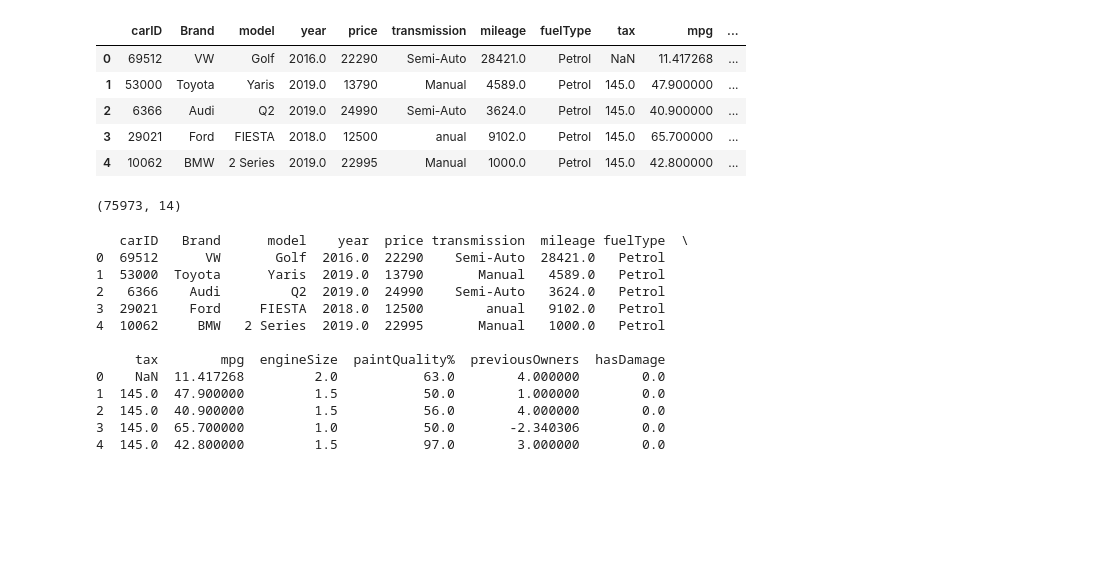
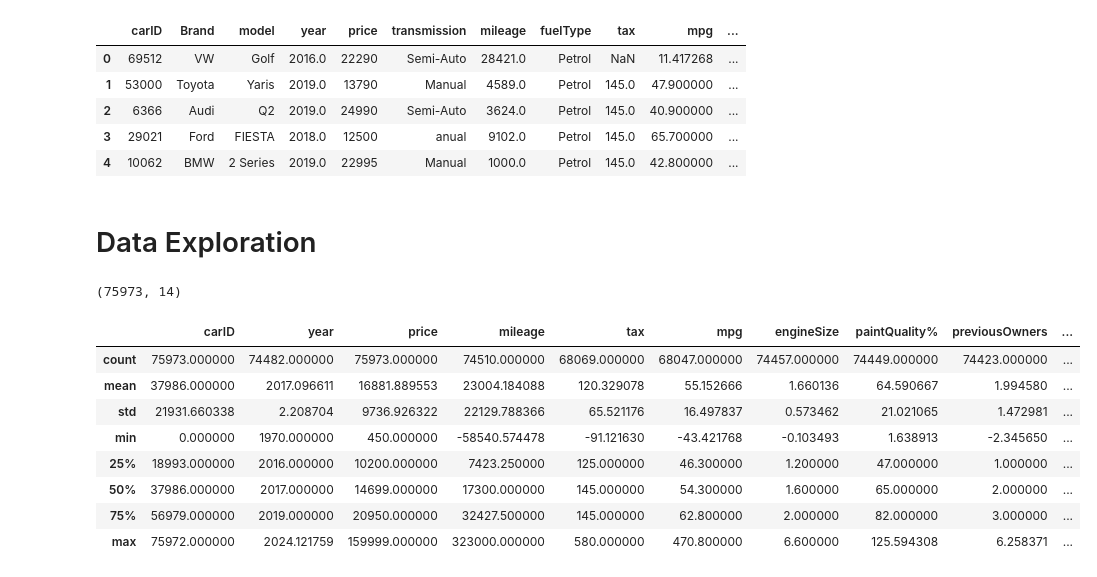
Before and after one commit to LiberoBiagi/ML_Nova_IMS_25-26, a Jupyter notebook: code.ipynb, the cells around one changed output. Saved outputs shown, nothing was run; the diff lists cells and outputs as text; code cells hidden in the pictures; blank space fills up the shorter version.

```diff
--- a/code.ipynb
+++ b/code.ipynb
@@ -12,6 +14,8 @@ df.head()
 | 2 | 6366 | Audi | Q2 | 2019.0 | 24990 | Semi-Auto | 3624.0 | Petrol | 145.0 | 40.900000 | ... |
 | 3 | 29021 | Ford | FIESTA | 2018.0 | 12500 | anual | 9102.0 | Petrol | 145.0 | 65.700000 | ... |
 | 4 | 10062 | BMW | 2 Series | 2019.0 | 22995 | Manual | 1000.0 | Petrol | 145.0 | 42.800000 | ... |
+# %% [markdown]
+# Data Exploration
 # %%
 print(df.shape)
 # %% [output]
@@ -19,16 +25,12 @@ print(df.shape)
 # %%
-print(df.head())
+df.describe()
 # %% [output]
-   carID   Brand      model    year  price transmission  mileage fuelType  \
-0  69512      VW       Golf  2016.0  22290    Semi-Auto  28421.0   Petrol
-1  53000  Toyota      Yaris  2019.0  13790       Manual   4589.0   Petrol
-2   6366    Audi         Q2  2019.0  24990    Semi-Auto   3624.0   Petrol
-3  29021    Ford     FIESTA  2018.0  12500        anual   9102.0   Petrol
-4  10062     BMW   2 Series  2019.0  22995       Manual   1000.0   Petrol
-
-     tax        mpg  engineSize  paintQuality%  previousOwners  hasDamage
-0    NaN  11.417268         2.0           63.0        4.000000        0.0
-1  145.0  47.900000         1.5           50.0        1.000000        0.0
-2  145.0  40.900000         1.5           56.0        4.000000        0.0
-3  145.0  65.700000         1.0           50.0       -2.340306        0.0
-4  145.0  42.800000         1.5           97.0        3.000000        0.0
+|  | carID | year | price | mileage | tax | mpg | engineSize | paintQuality% | previousOwners | ... |
+| count | 75973.000000 | 74482.000000 | 75973.000000 | 74510.000000 | 68069.000000 | 68047.000000 | 74457.000000 | 74449.000000 | 74423.000000 | ... |
+| mean | 37986.000000 | 2017.096611 | 16881.889553 | 23004.184088 | 120.329078 | 55.152666 | 1.660136 | 64.590667 | 1.994580 | ... |
+| std | 21931.660338 | 2.208704 | 9736.926322 | 22129.788366 | 65.521176 | 16.497837 | 0.573462 | 21.021065 | 1.472981 | ... |
+| min | 0.000000 | 1970.000000 | 450.000000 | -58540.574478 | -91.121630 | -43.421768 | -0.103493 | 1.638913 | -2.345650 | ... |
+| 25% | 18993.000000 | 2016.000000 | 10200.000000 | 7423.250000 | 125.000000 | 46.300000 | 1.200000 | 47.000000 | 1.000000 | ... |
+| 50% | 37986.000000 | 2017.000000 | 14699.000000 | 17300.000000 | 145.000000 | 54.300000 | 1.600000 | 65.000000 | 2.000000 | ... |
+| 75% | 56979.000000 | 2019.000000 | 20950.000000 | 32427.500000 | 145.000000 | 62.800000 | 2.000000 | 82.000000 | 3.000000 | ... |
+| max | 75972.000000 | 2024.121759 | 159999.000000 | 323000.000000 | 580.000000 | 470.800000 | 6.600000 | 125.594308 | 6.258371 | ... |
```
Also changed, not shown: parts of 17 cells of this notebook.
